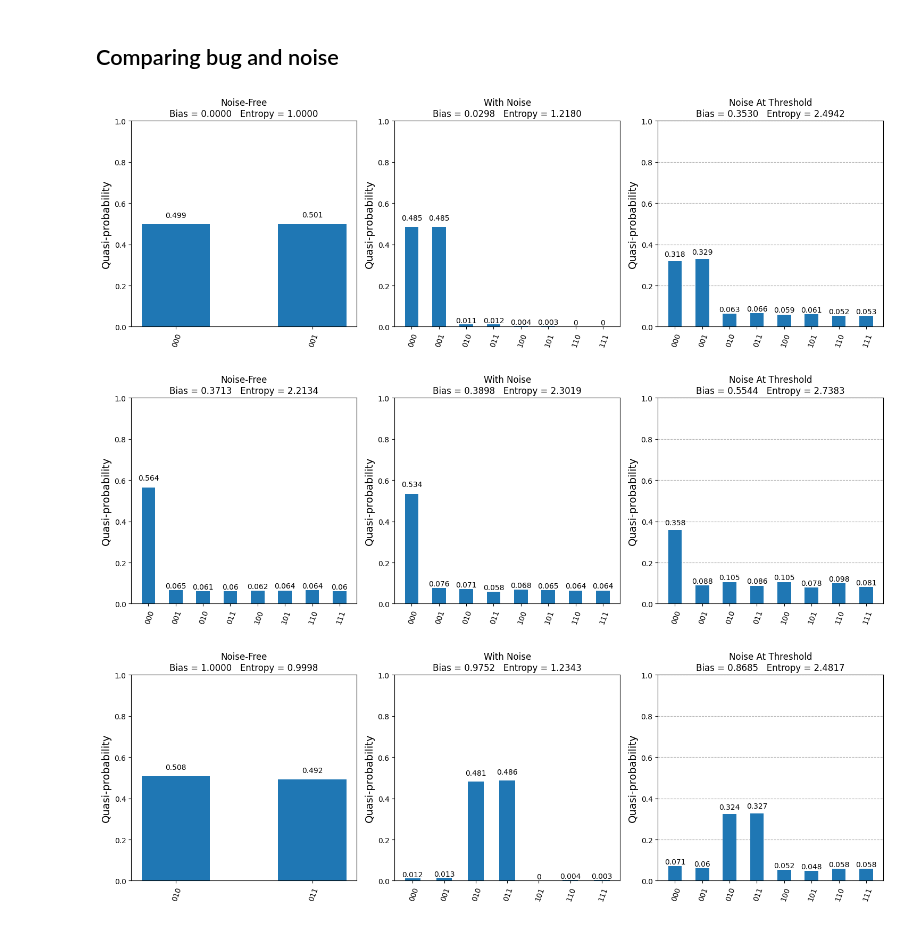
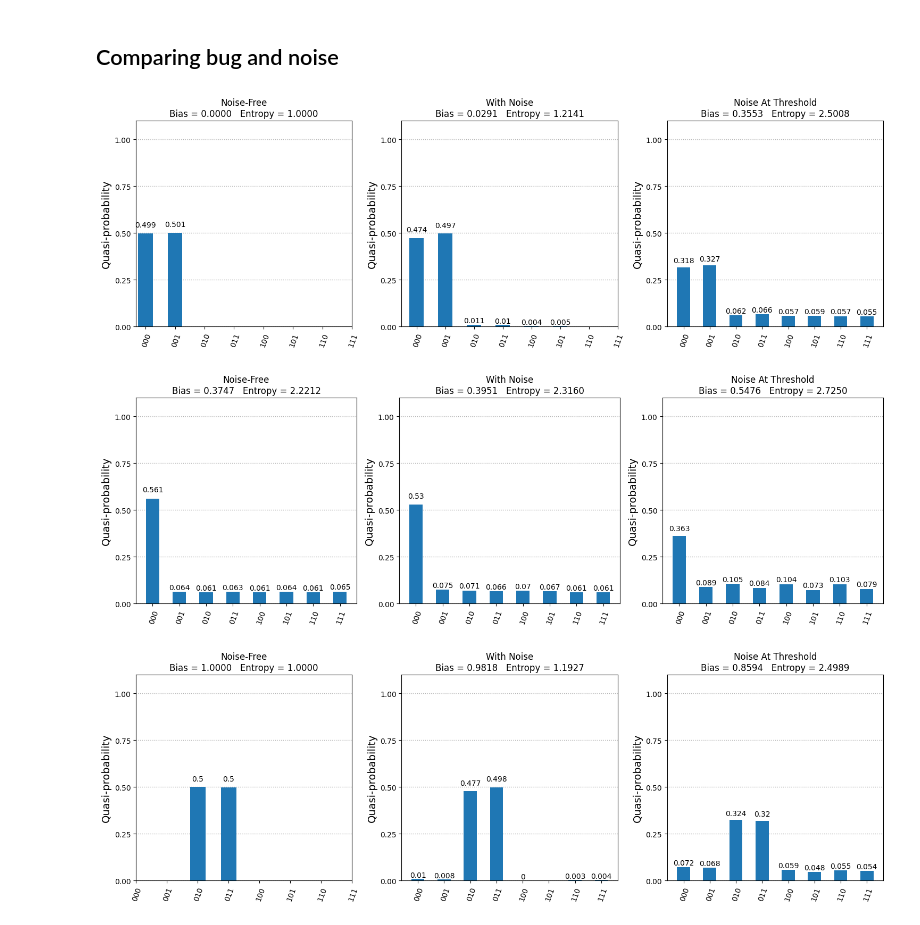
Before and after one commit to Ahmik-Virani/Differentiating-Quantum-Bug-From-Noise-Statistical-Approach, a Jupyter notebook: Case Study - Grover's Algorithm.ipynb, the cells around one changed output. Cells and saved outputs as stored; diff of their text form; code cells hidden in the pictures.

```diff
--- a/Case Study - Grover's Algorithm.ipynb
+++ b/Case Study - Grover's Algorithm.ipynb
@@ -177,11 +185,15 @@ bias, entropy = calculate_bias_entropy(dist, marked_states)
 print(f"bias is {bias}")
 print(f"entropy is {entropy}")
 
+for state in all_states:
+    if state not in dist:
+        dist[state] = 0
+
 print(dist)
 
 fig, ax = plt.subplots()
 plot_distribution(dist, ax=ax)
-ax.set_ylim(0, 1)  # Force y-axis to be within 0 and 1
+ax.set_ylim(0, 1.1)  # Force y-axis to be within 0 and 1
 plt.show()
 # %% [output]
 OrderedDict([('u', 387), ('cx', 96), ('measure', 3), ('barrier', 1)])
@@ -207,11 +219,15 @@ bias, entropy = calculate_bias_entropy(dist, marked_states)
 print(f"bias is {bias}")
 print(f"entropy is {entropy}")
 
+for state in all_states:
+    if state not in dist:
+        dist[state] = 0
+
 print(dist)
 
 fig, ax = plt.subplots()
 plot_distribution(dist, ax=ax)
-ax.set_ylim(0, 1)  # Force y-axis to be within 0 and 1
+ax.set_ylim(0, 1.1)  # Force y-axis to be within 0 and 1
 plt.show()
 # %% [output]
 OrderedDict([('u', 39), ('cx', 24), ('measure', 3), ('barrier', 1)])
@@ -295,27 +311,37 @@ result_noise_thresh, _ = grover_search(marked_states, shots, noise=noise)
 fig, axes = plt.subplots(1, 3, figsize=(15, 5))
 
 # Plot histograms
+for state in all_states:
+    if state not in result:
+        result[state] = 0
 plot_distribution(result, ax=axes[1])
 bias,entropy=calculate_bias_entropy(result,marked_states)
 axes[1].set_title(f"With Noise\nBias = {bias:.4f}   Entropy = {entropy:.4f}")
 
+for state in all_states:
+    if state not in result_noise_free:
+        result_noise_free[state] = 0
 plot_distribution(result_noise_free, ax=axes[0])
 bias,entropy=calculate_bias_entropy(result_noise_free,marked_states)
 axes[0].set_title(f"Noise-Free\nBias = {bias:.4f}   Entropy = {entropy:.4f}")
 
+for state in all_states:
+    if state not in result_noise_thresh:
+        result_noise_thresh[state] = 0
 plot_distribution(result_noise_thresh, ax=axes[2])
 bias,entropy=calculate_bias_entropy(result_noise_thresh,marked_states)
 axes[2].set_title(f"Noise At Threshold\nBias = {bias:.4f}   Entropy = {entropy:.4f}")
 
-axes[0].set_ylim(0, 1)
-axes[1].set_ylim(0, 1)
-axes[2].set_ylim(0, 1)
+for ax in axes:
+    ax.set_ylim(0, 1.1)
+    ax.yaxis.set_major_locator(plt.MultipleLocator(0.25))
+    ax.grid(True, axis='y', linestyle='dotted', linewidth=1)
 
 # Adjust layout to prevent overlap
 plt.tight_layout()
 plt.show()
 # %% [output]
-[figure, old version]
+[figure, new version]
 # %%
 def grover_search(marked_states, shots=100000, noise=None):
     oracle = grover_oracle(marked_states)
@@ -356,27 +382,37 @@ result_noise_thresh, _ = grover_search(marked_states, shots, noise=noise)
 fig, axes = plt.subplots(1, 3, figsize=(15, 5))
 
 # Plot histograms
+for state in all_states:
+    if state not in result:
+        result[state] = 0
 plot_distribution(result, ax=axes[1])
 bias,entropy=calculate_bias_entropy(result,marked_states)
 axes[1].set_title(f"With Noise\nBias = {bias:.4f}   Entropy = {entropy:.4f}")
 
+for state in all_states:
+    if state not in result_noise_free:
+        result_noise_free[state] = 0
 plot_distribution(result_noise_free, ax=axes[0])
 bias,entropy=calculate_bias_entropy(result_noise_free,marked_states)
 axes[0].set_title(f"Noise-Free\nBias = {bias:.4f}   Entropy = {entropy:.4f}")
 
+for state in all_states:
+    if state not in result_noise_thresh:
+        result_noise_thresh[state] = 0
 plot_distribution(result_noise_thresh, ax=axes[2])
 bias,entropy=calculate_bias_entropy(result_noise_thresh,marked_states)
 axes[2].set_title(f"Noise At Threshold\nBias = {bias:.4f}   Entropy = {entropy:.4f}")
 
-axes[0].set_ylim(0, 1)
-axes[1].set_ylim(0, 1)
-axes[2].set_ylim(0, 1)
+for ax in axes:
+    ax.set_ylim(0, 1.1)
+    ax.yaxis.set_major_locator(plt.MultipleLocator(0.25))
+    ax.grid(True, axis='y', linestyle='dotted', linewidth=1)
 
 # Adjust layout to prevent overlap
 plt.tight_layout()
 plt.show()
 # %% [output]
-[figure, old version]
+[figure, new version]
 # %%
 def grover_search(marked_states, shots=100000, noise=None):
     oracle = grover_oracle(marked_states)
@@ -407,37 +443,47 @@ def grover_search(marked_states, shots=100000, noise=None):
 marked_states=['000', '001']
 shots = 10000
 noise = create_noise_model(0.014)
 
 
 result, _ = grover_search(marked_states, shots, noise=noise_model)
 result_noise_free, _ = grover_search(marked_states, shots, noise=None)
 result_noise_thresh, _ = grover_search(marked_states, shots, noise=noise)
 
 # Create a figure with 1 row and 3 columns
 fig, axes = plt.subplots(1, 3, figsize=(15, 5))
 
 # Plot histograms
+for state in all_states:
+    if state not in result:
+        result[state] = 0
 plot_distribution(result, ax=axes[1])
 bias,entropy=calculate_bias_entropy(result,marked_states)
 axes[1].set_title(f"With Noise\nBias = {bias:.4f}   Entropy = {entropy:.4f}")
 
+for state in all_states:
+    if state not in result_noise_free:
+        result_noise_free[state] = 0
 plot_distribution(result_noise_free, ax=axes[0])
 bias,entropy=calculate_bias_entropy(result_noise_free,marked_states)
 axes[0].set_title(f"Noise-Free\nBias = {bias:.4f}   Entropy = {entropy:.4f}")
 
+for state in all_states:
+    if state not in result_noise_thresh:
+        result_noise_thresh[state] = 0
 plot_distribution(result_noise_thresh, ax=axes[2])
 bias,entropy=calculate_bias_entropy(result_noise_thresh,marked_states)
 axes[2].set_title(f"Noise At Threshold\nBias = {bias:.4f}   Entropy = {entropy:.4f}")
 
-axes[0].set_ylim(0, 1)
-axes[1].set_ylim(0, 1)
-axes[2].set_ylim(0, 1)
+for ax in axes:
+    ax.set_ylim(0, 1.1)
+    ax.yaxis.set_major_locator(plt.MultipleLocator(0.25))
+    ax.grid(True, axis='y', linestyle='dotted', linewidth=1)
 
 # Adjust layout to prevent overlap
 plt.tight_layout()
 plt.show()
 # %% [output]
-[figure, old version]
+[figure, new version]
 # %%
 def grover_search(marked_states, shots=100000, noise=None):
     oracle = grover_oracle(marked_states)
```
Also changed, not shown: parts of 6 cells of this notebook.
